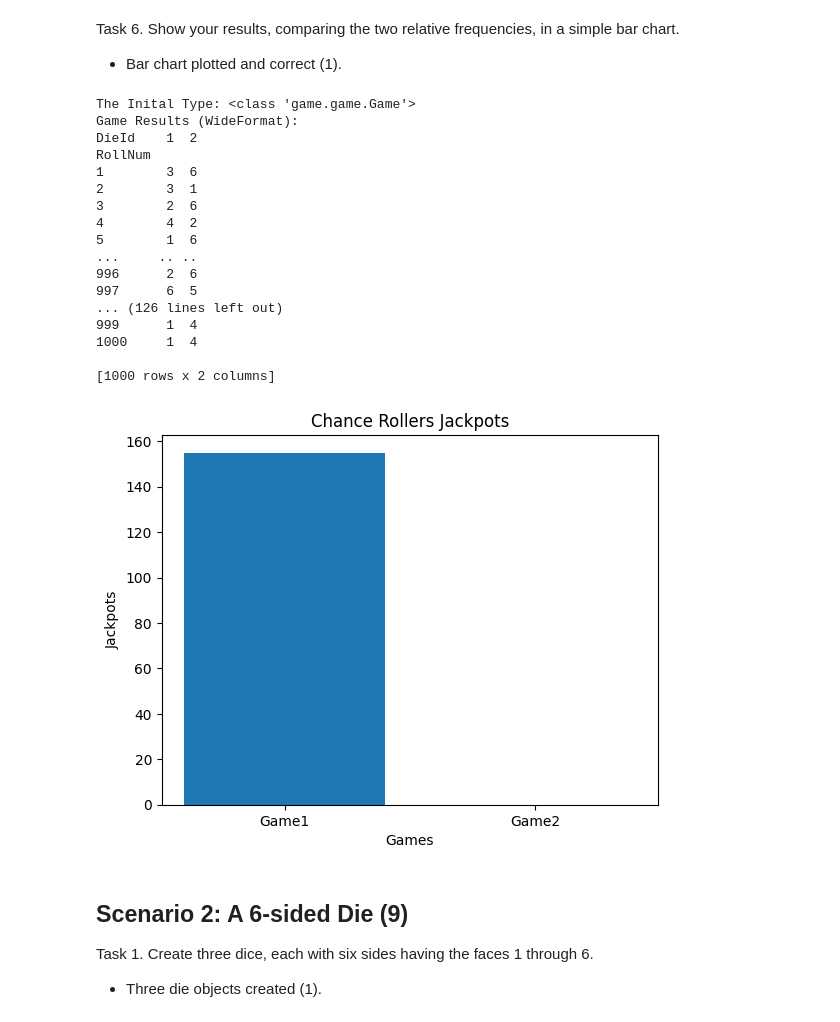
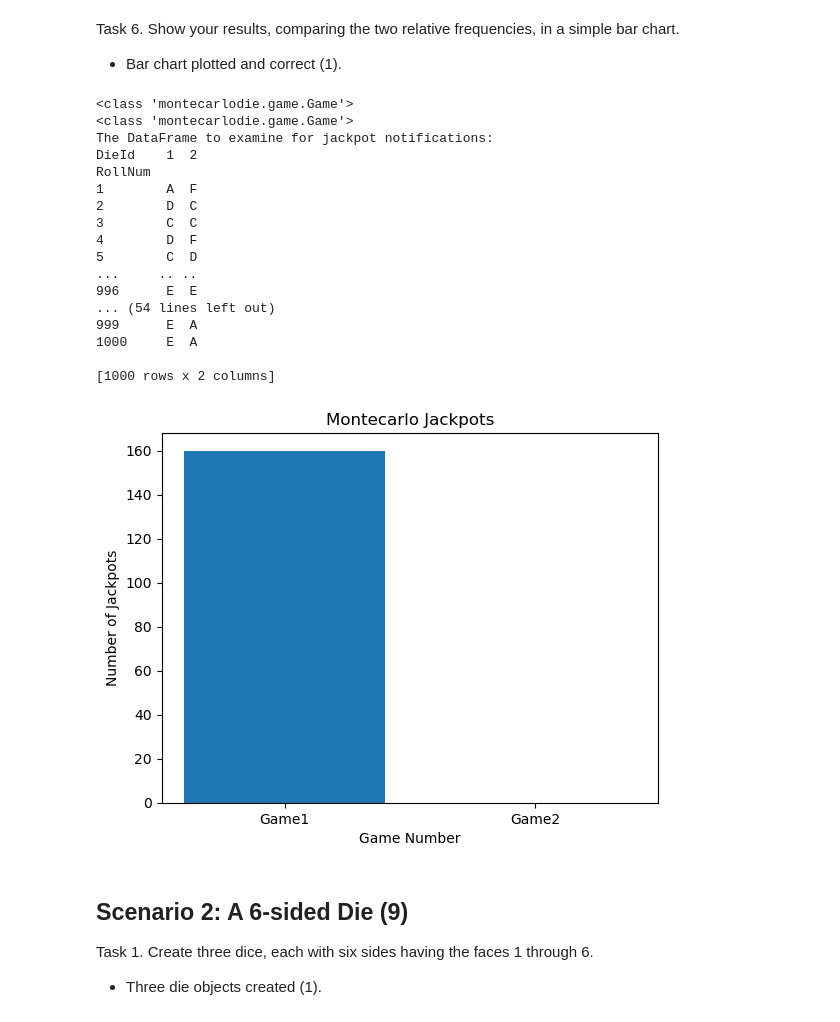
Before and after one commit to egyamfi6/finalProject, a Jupyter notebook: DS5100_FinalProjectTemplate.ipynb, the cells around one changed output. Cells and saved outputs as stored; diff of their text form; code cells hidden in the pictures.

```diff
--- a/DS5100_FinalProjectTemplate.ipynb
+++ b/DS5100_FinalProjectTemplate.ipynb
@@ -961,11 +811,11 @@ Task 3. Play another game (using a new Game object) of $1000$ flips, this time u
 import numpy as np
 
 # The Die
-listDieOne: np.array = np.array(['1', '2', '3', '4', '5', '6'], dtype=str)
-listDieTwo: np.array = np.array(['1', '2', '3', '4', '5', '6'], dtype=str)
+DieOne: np.array = np.array(['A', 'B', 'C', 'D', 'E', 'F'], dtype=str)
+DieTwo: np.array = np.array(['A', 'B', 'C', 'D', 'E', 'F'], dtype=str)
 
-dieOneInstance: Die = Die(listDieOne)
-dieTwoInstance: Die = Die(listDieTwo)
+dieOneInstance: Die = Die(DieOne)
+dieTwoInstance: Die = Die(DieTwo)
 
 diceList: list = [dieOneInstance, dieTwoInstance]
 myInstance: Game = Game(diceList)
@@ -1098,42 +941,42 @@ Task 6. Show your results, comparing the two relative frequencies, in a simple b
 # %%
 #Using the myInstance object from task 3
 myAnalyzerInstance: Analyzer = Analyzer(myInstance)
 myAnalyzerInstance2: Analyzer = Analyzer(myInstance2)
 
 #Jackot Information
 print(f"Number of jackpots Game 1? \n{myAnalyzerInstance.jackpots()}")
 print(f"Number of jackpots Game 2? \n{myAnalyzerInstance2.jackpots()}")
 
 #Build Game Analyzer List
 games: list = ['Game1', 'Game2']
 
 #Build Jackpot List
 jackpotsPerGame: list = [myAnalyzerInstance.jackpots(), myAnalyzerInstance2.jackpots()]
 
 plt.bar(games, jackpotsPerGame)
-plt.title('Chance Rollers Jackpots')
-plt.xlabel('Games')
-plt.ylabel('Jackpots')
+plt.title('Montecarlo Jackpots')
+plt.xlabel('Game Number')
+plt.ylabel('Number of Jackpots')
 plt.show()
 # %% [output]
-The Inital Type: <class 'game.game.Game'>
-Game Results (WideFormat):
+<class 'montecarlodie.game.Game'>
+<class 'montecarlodie.game.Game'>
+The DataFrame to examine for jackpot notifications:
 DieId    1  2
 RollNum
-1        3  6
-2        3  1
-3        2  6
-4        4  2
-5        1  6
+1        A  F
+2        D  C
+3        C  C
+4        D  F
+5        C  D
 ...     .. ..
-996      2  6
-997      6  5
-... (126 lines left out)
-999      1  4
-1000     1  4
+996      E  E
+... (54 lines left out)
+999      E  A
+1000     E  A
 
 [1000 rows x 2 columns]
-[figure, old version]
+[figure, new version]
 # %% [markdown]
 ## Scenario 2: A 6-sided Die (9)
 
```
Also changed, not shown: parts of 37 cells of this notebook, 9 other files.
